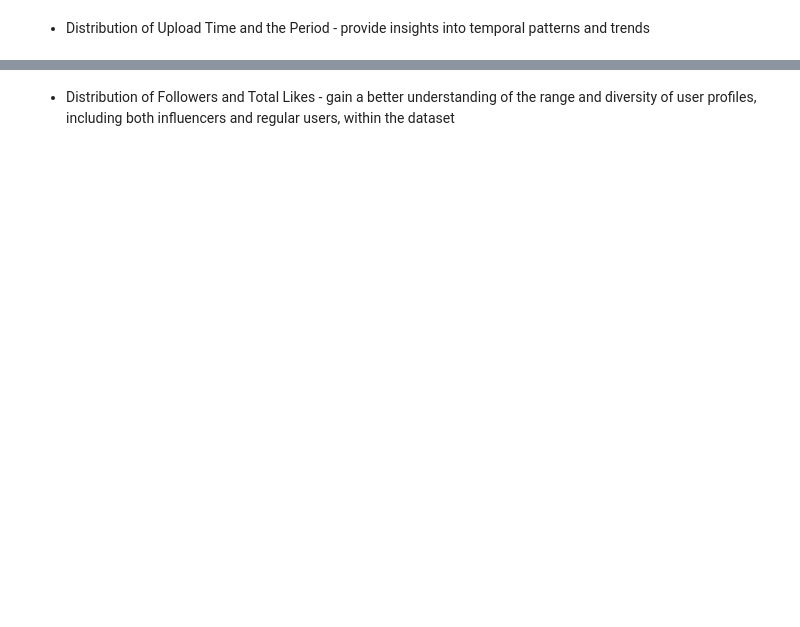
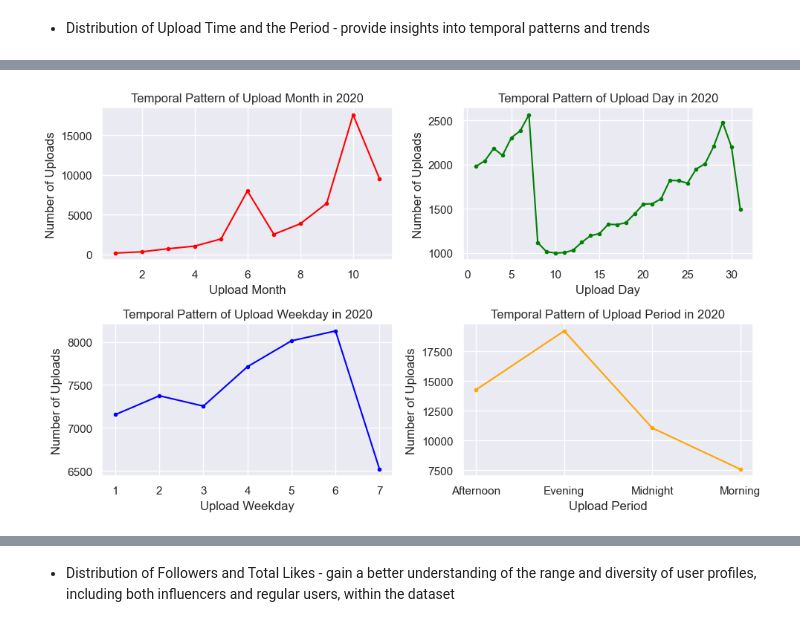
Before and after one commit to tianlan8/TikTok_Engagement_Rate_Analysis_Prediction, a Jupyter notebook: Notebooks/Tian Lan_Capstone project_2 (EDA).ipynb, the cells around one changed output, grey strips where cells are left out. Saved outputs shown, nothing was run; the diff lists cells and outputs as text; code cells hidden in the pictures; blank space fills up the shorter version.

```diff
--- a/Notebooks/Tian Lan_Capstone project_2 (EDA).ipynb
+++ b/Notebooks/Tian Lan_Capstone project_2 (EDA).ipynb
@@ -67,0 +90,18 @@ from above we can see that the features related to enagement is heavilt skewed a
+# %%
+time_columns = ['Upload Month', 'Upload Day', 'Upload Weekday', 'Upload Period']
+line_colors = ['red', 'green', 'blue', 'orange']
+
+plt.figure(figsize=(10, 6))
+
+for i, col in enumerate(time_columns):
+    plt.subplot(2, 2, i+1)
+    time_data = clean_df[clean_df['Upload Year'] == 2020].groupby(col).size()
+    plt.plot(time_data.index, time_data.values, marker='.', color=line_colors[i])
+    plt.xlabel(col)
+    plt.ylabel('Number of Uploads')
+    plt.title(f'Temporal Pattern of {col} in 2020')
+
+plt.tight_layout()
+plt.show()
+# %% [output]
+[figure, added]
```
Also changed, not shown: parts of 38 cells of this notebook, 2 other files.
